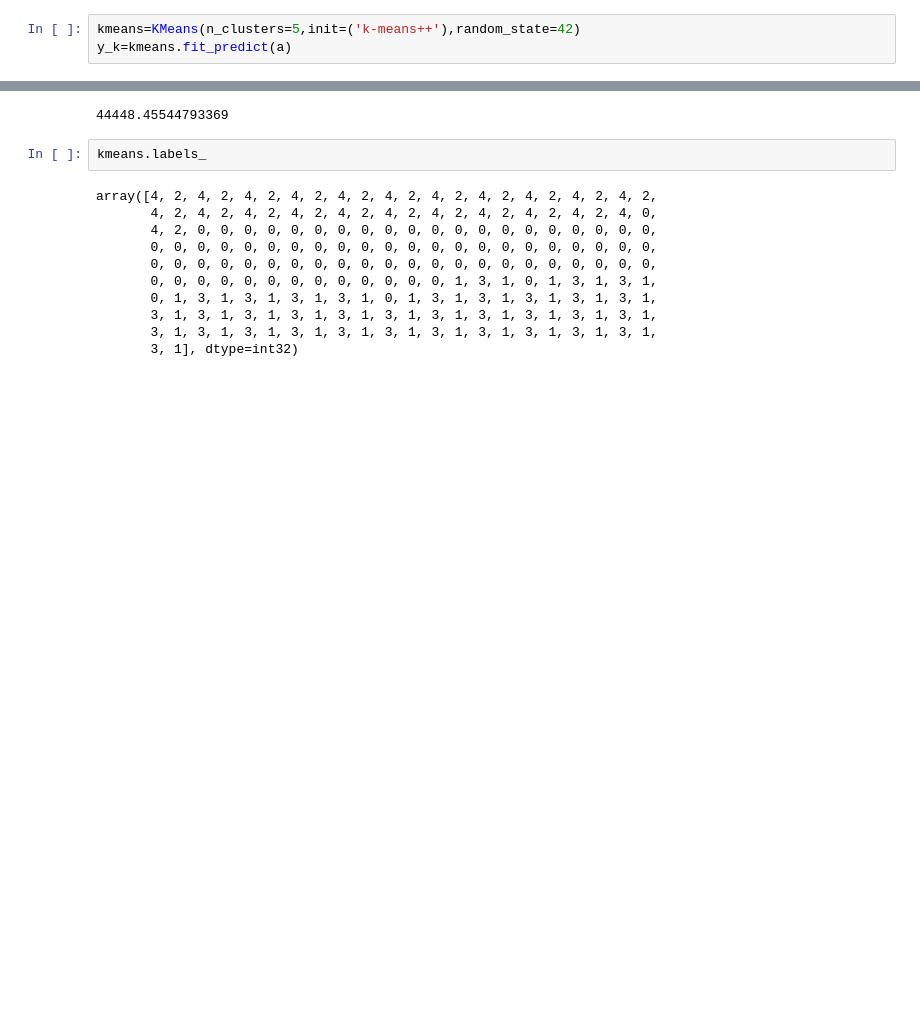
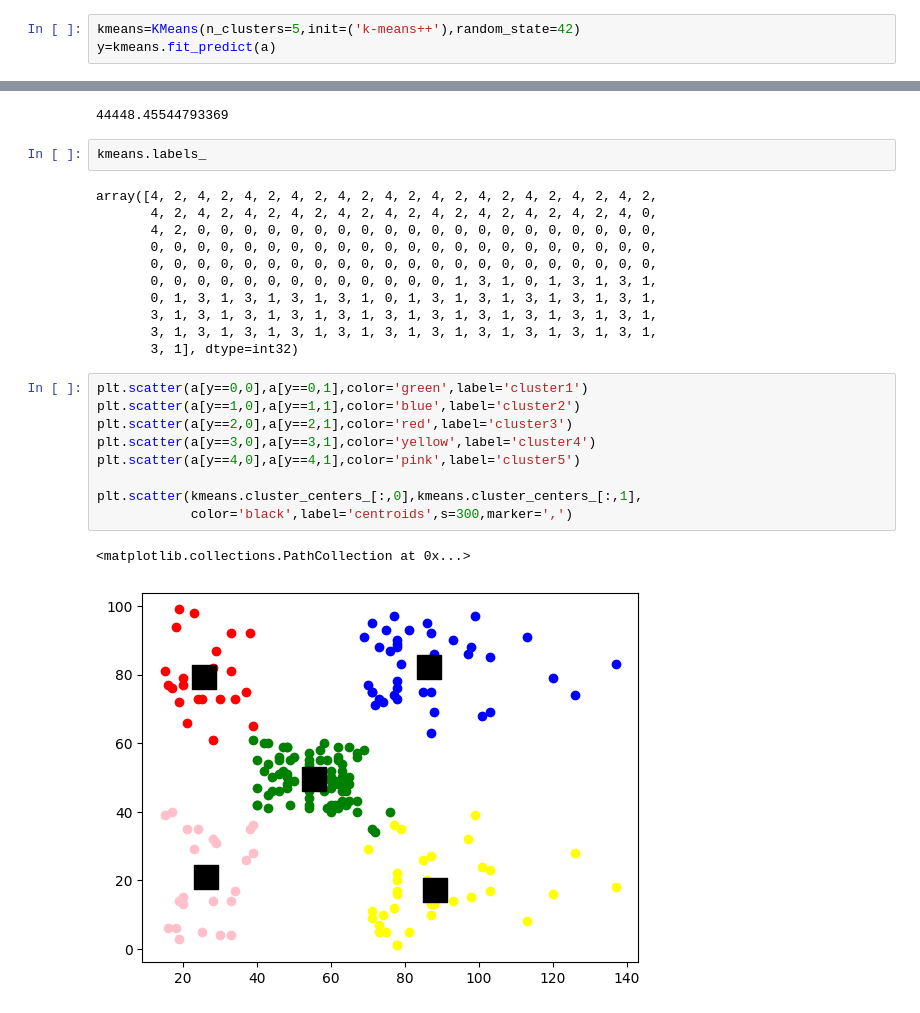
Before and after one commit to prakalya427-pixel/-AI-Internship-, a Jupyter notebook: Mall_customer_dataset_using_k_means_clustering.ipynb, the cells around one changed output, grey strips where cells are left out. Drawn from its saved outputs; the diff is of its cells as text; blank space fills up the shorter version.

```diff
--- a/Mall_customer_dataset_using_k_means_clustering.ipynb
+++ b/Mall_customer_dataset_using_k_means_clustering.ipynb
@@ -109,7 +109,7 @@ plt.plot(c)
 [figure]
 # %%
 kmeans=KMeans(n_clusters=5,init=('k-means++'),random_state=42)
-y_k=kmeans.fit_predict(a)
+y=kmeans.fit_predict(a)
 # %%
 kmeans.inertia_
 # %% [output]
@@ -127,3 +127,15 @@ array([4, 2, 4, 2, 4, 2, 4, 2, 4, 2, 4, 2, 4, 2, 4, 2, 4, 2, 4, 2, 4, 2,
        3, 1, 3, 1, 3, 1, 3, 1, 3, 1, 3, 1, 3, 1, 3, 1, 3, 1, 3, 1, 3, 1,
        3, 1, 3, 1, 3, 1, 3, 1, 3, 1, 3, 1, 3, 1, 3, 1, 3, 1, 3, 1, 3, 1,
        3, 1], dtype=int32)
+# %%
+plt.scatter(a[y==0,0],a[y==0,1],color='green',label='cluster1')
+plt.scatter(a[y==1,0],a[y==1,1],color='blue',label='cluster2')
+plt.scatter(a[y==2,0],a[y==2,1],color='red',label='cluster3')
+plt.scatter(a[y==3,0],a[y==3,1],color='yellow',label='cluster4')
+plt.scatter(a[y==4,0],a[y==4,1],color='pink',label='cluster5')
+
+plt.scatter(kmeans.cluster_centers_[:,0],kmeans.cluster_centers_[:,1],
+            color='black',label='centroids',s=300,marker=',')
+# %% [output]
+<matplotlib.collections.PathCollection at 0x...>
+[figure, added]
```
